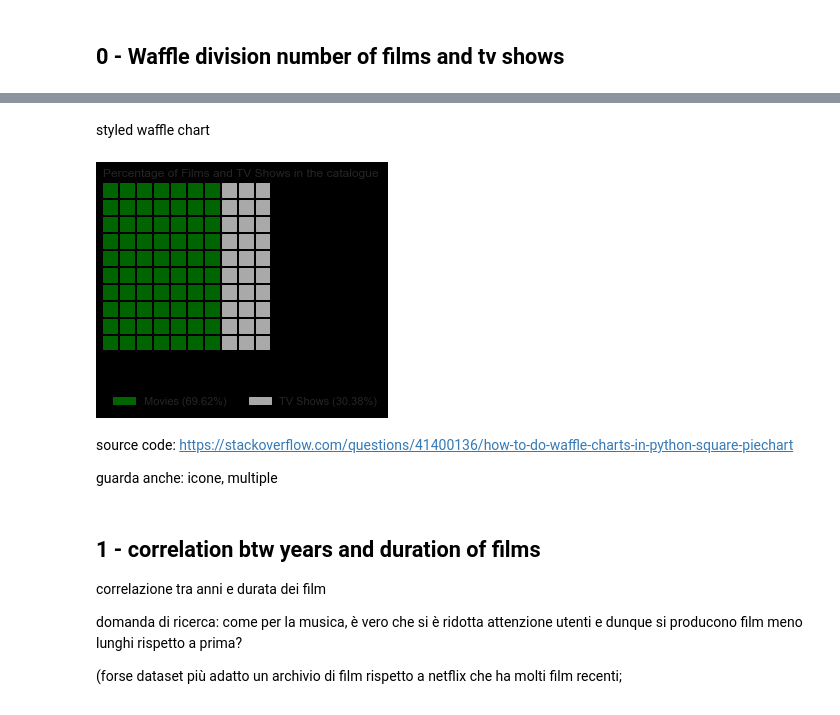
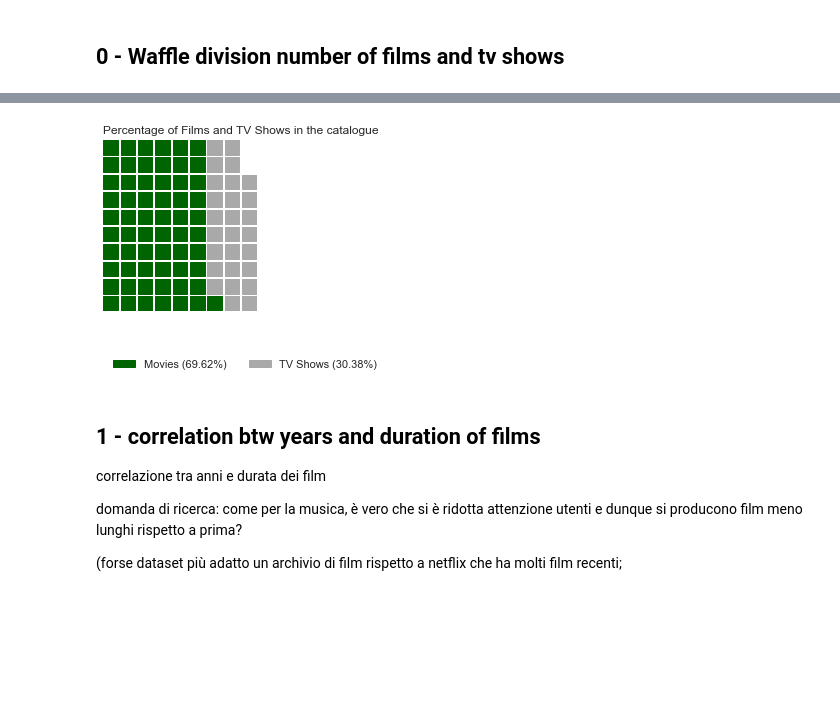
Before and after one commit to Blowdire/DataVisualizationProject, a Jupyter notebook: Progetto/progetto-netflix.ipynb, the cells around one changed output, grey strips where cells are left out. Drawn from its saved outputs; the diff is of its cells as text; code cells hidden in the pictures; blank space fills up the shorter version.

```diff
--- a/Progetto/progetto-netflix.ipynb
+++ b/Progetto/progetto-netflix.ipynb
@@ -376,7 +494,9 @@ netflix_f.sort_values(by='duration_min')
 dict_FvsS = {'type':["Movies", "TV Shows"],
              'num':["6131", "2676"]}
 
-df_FvsS = pd.DataFrame(dict_FvsS)
+df_FvsS = pd.DataFrame(dict_FvsS).set_index('type')
+
+df_FvsS['num'] = df_FvsS['num'].astype('int')
 # %%
 df_FvsS
 # %% [output]
@@ -392,3 +506,0 @@ dtype: object
-# %%
-df_FvsS['type'] = pd.Categorical(df_FvsS['type'])
-df_FvsS['num'] = df_FvsS['num'].astype('int')
@@ -415,25 +507,16 @@ fig = plt.figure(
-# %% [markdown]
-styled waffle chart
 # %%
-data = {'Movies': 69.62, 'TV Shows': 30.38}
 fig = plt.figure(
     FigureClass=Waffle,
     rows=10,
-    values=data,
+    values=df_FvsS['num'] / 100,
     colors=("#006400", "#A9A9A9"),
     title={'label': 'Percentage of Films and TV Shows in the catalogue', 'loc': 'left'},
     labels=["{0} ({1}%)".format(k, v) for k, v in data.items()],
     legend={'loc': 'lower left', 'bbox_to_anchor': (0, -0.4), 'ncol': len(data), 'framealpha': 0}
+
 )
-fig.gca().set_facecolor("#000000")
-fig.set_facecolor("#000000")
-plt.show()
 # %% [output]
-[figure, old version]
+[figure, new version]
-# %% [markdown]
-source code: https://stackoverflow.com/questions/41400136/how-to-do-waffle-charts-in-python-square-piechart
-
-guarda anche: icone, multiple
 # %% [markdown]
 ## 1 - correlation btw years and duration of films
 
```
Also changed, not shown: parts of 37 cells of this notebook, 1 other file.
